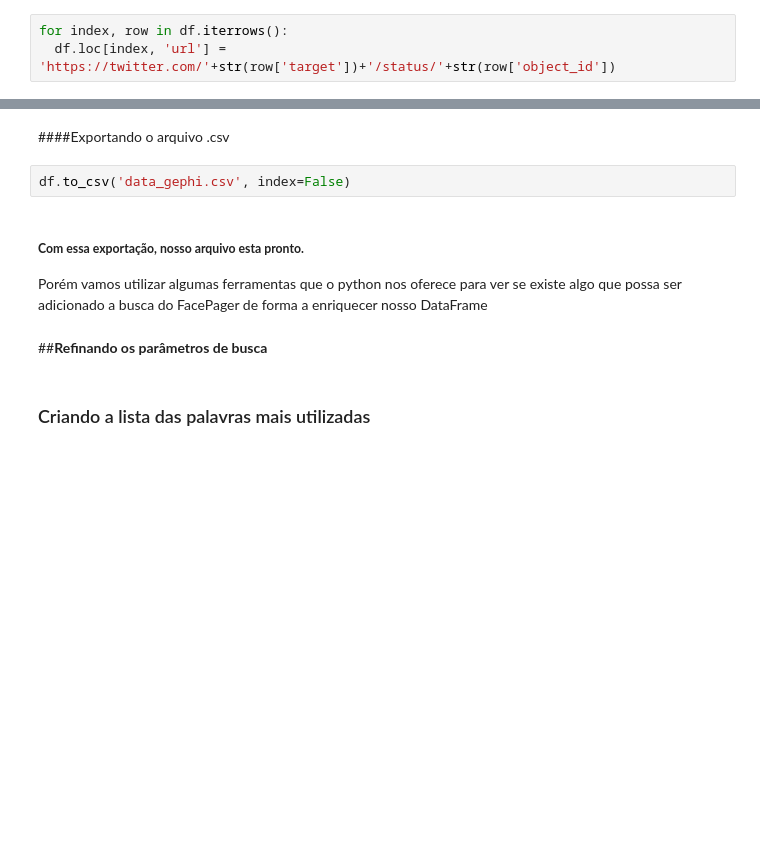
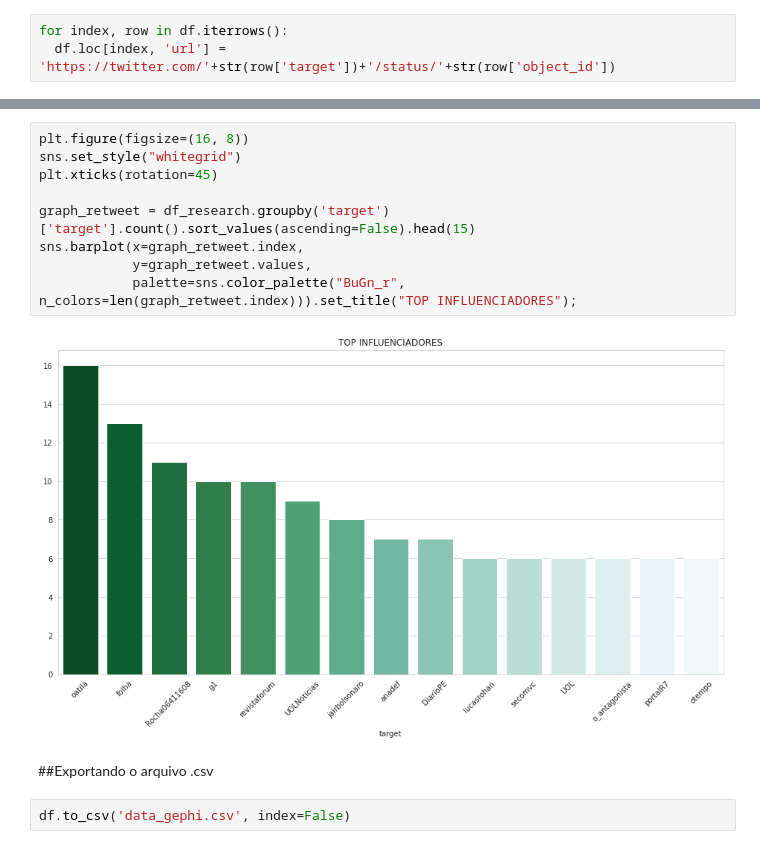
Before and after one commit to miguelsmachado/data_science, a Jupyter notebook: Análise_de_Mídias_Sociais_(Twitter).ipynb, the cells around one changed output, grey strips where cells are left out. Drawn from its saved outputs; the diff is of its cells as text; blank space fills up the shorter version.

```diff
--- a/Análise_de_Mídias_Sociais_(Twitter).ipynb
+++ b/Análise_de_Mídias_Sociais_(Twitter).ipynb
@@ -111,12 +443,15 @@ Name: url, dtype: object
+# %%
+plt.figure(figsize=(16, 8))
+sns.set_style("whitegrid")
+plt.xticks(rotation=45)
+
+graph_retweet = df_research.groupby('target')['target'].count().sort_values(ascending=False).head(15)
+sns.barplot(x=graph_retweet.index,
+            y=graph_retweet.values,
+            palette=sns.color_palette("BuGn_r", n_colors=len(graph_retweet.index))).set_title("TOP INFLUENCIADORES");
+# %% [output]
+[figure, added]
 # %% [markdown]
-####Exportando o arquivo .csv
+##Exportando o arquivo .csv
 # %%
 df.to_csv('data_gephi.csv', index=False)
-# %% [markdown]
-##### **Com essa exportação, nosso arquivo esta pronto.**
-
-Porém vamos utilizar algumas ferramentas que o python nos oferece para ver se existe algo que possa ser adicionado a busca do FacePager de forma a enriquecer nosso DataFrame
-# %% [markdown]
-##**Refinando os parâmetros de busca**
-# %% [markdown]
-### Criando a lista das palavras mais utilizadas
```
Also changed, not shown: parts of 42 cells of this notebook.
